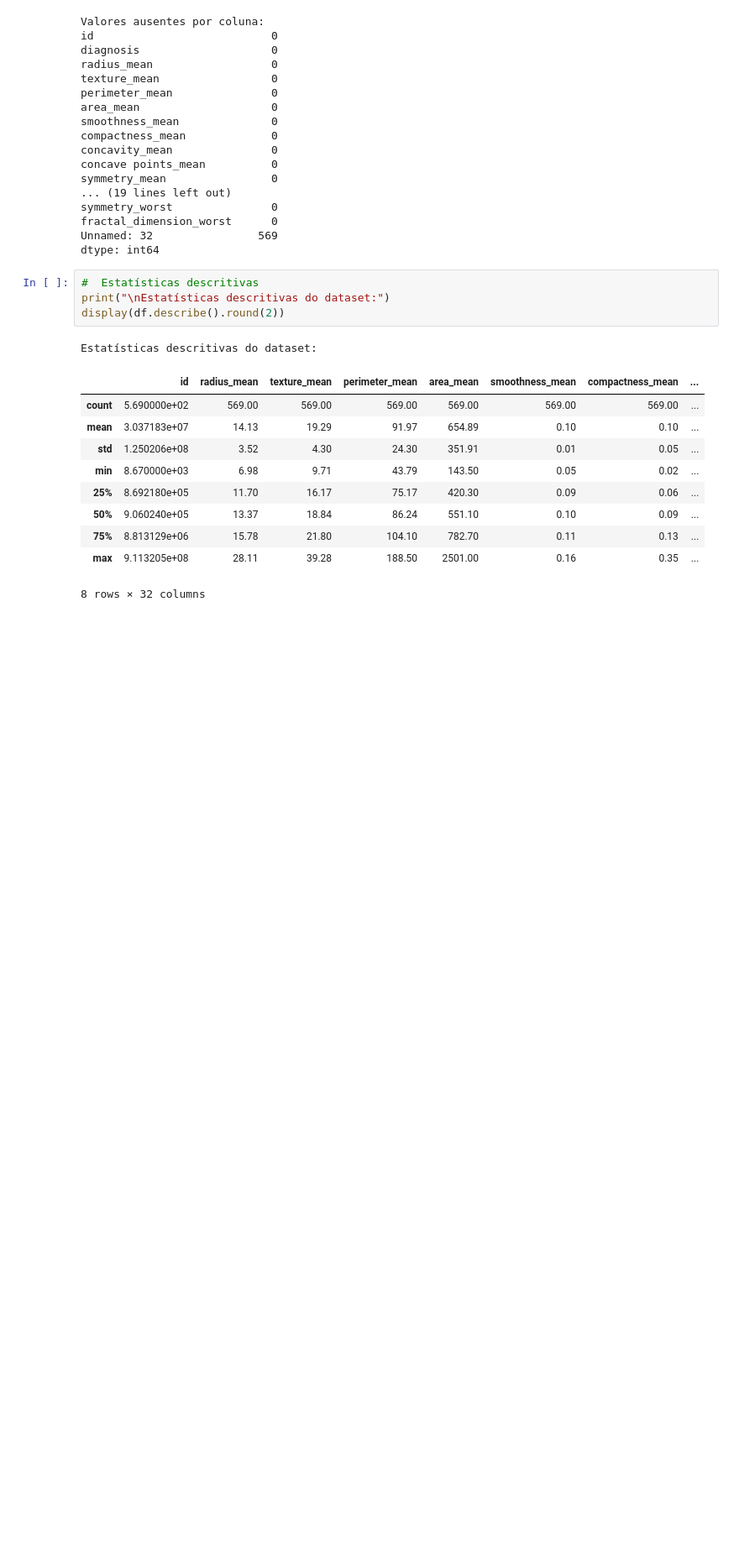
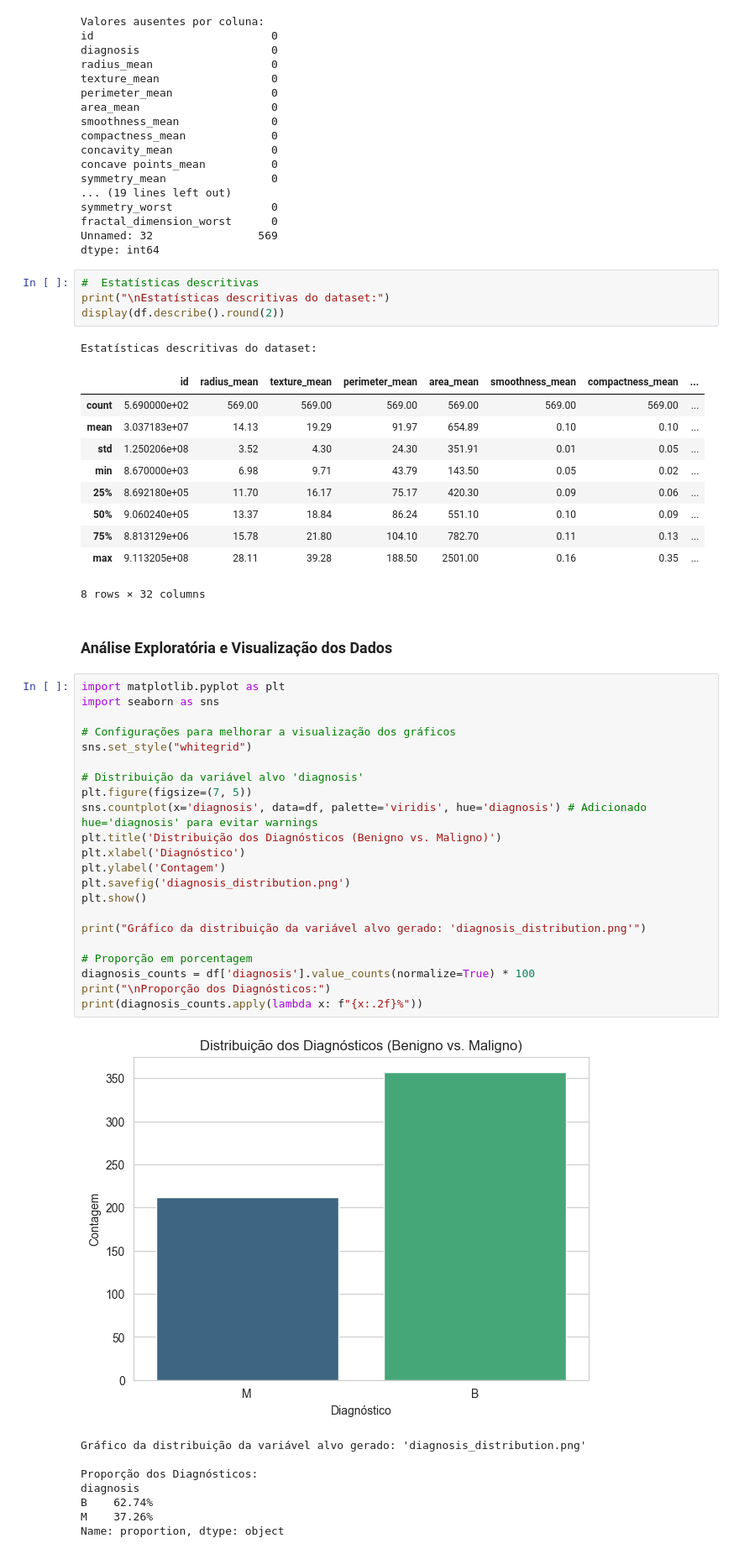
Before and after one commit to Haell39/ML-Aplicada-Diagnostico-Clinico, a Jupyter notebook: notebooks/classificacao.ipynb, the cells around one changed output. Shown at 84% size. Drawn from its saved outputs; the diff is of its cells as text; blank space fills up the shorter version.

```diff
--- a/notebooks/classificacao.ipynb
+++ b/notebooks/classificacao.ipynb
@@ -72,3 +74,36 @@ Estatísticas descritivas do dataset:
 | 75% | 8.813129e+06 | 15.78 | 21.80 | 104.10 | 782.70 | 0.11 | 0.13 | ... |
 | max | 9.113205e+08 | 28.11 | 39.28 | 188.50 | 2501.00 | 0.16 | 0.35 | ... |
 8 rows × 32 columns
+# %% [markdown]
+### Análise Exploratória e Visualização dos Dados
+# %%
+import matplotlib.pyplot as plt
+import seaborn as sns
+
+# Configurações para melhorar a visualização dos gráficos
+sns.set_style("whitegrid")
+
+# Distribuição da variável alvo 'diagnosis'
+plt.figure(figsize=(7, 5))
+sns.countplot(x='diagnosis', data=df, palette='viridis', hue='diagnosis') # Adicionado hue='diagnosis' para evitar warnings
+plt.title('Distribuição dos Diagnósticos (Benigno vs. Maligno)')
+plt.xlabel('Diagnóstico')
+plt.ylabel('Contagem')
+plt.savefig('diagnosis_distribution.png')
+plt.show()
+
+print("Gráfico da distribuição da variável alvo gerado: 'diagnosis_distribution.png'")
+
+# Proporção em porcentagem
+diagnosis_counts = df['diagnosis'].value_counts(normalize=True) * 100
+print("\nProporção dos Diagnósticos:")
+print(diagnosis_counts.apply(lambda x: f"{x:.2f}%"))
+# %% [output]
+[figure, added]
+Gráfico da distribuição da variável alvo gerado: 'diagnosis_distribution.png'
+
+Proporção dos Diagnósticos:
+diagnosis
+B    62.74%
+M    37.26%
+Name: proportion, dtype: object
```
Also changed, not shown: parts of 15 cells of this notebook, 5 other files.
